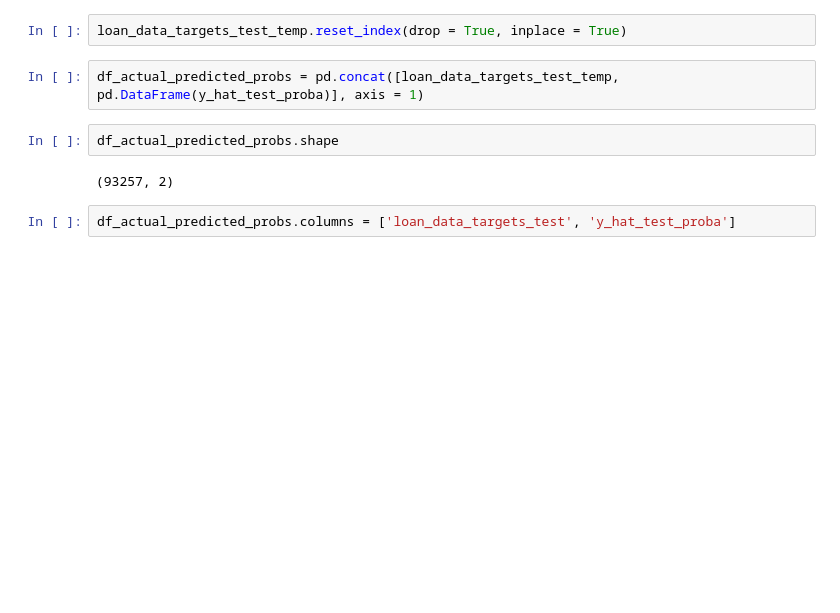
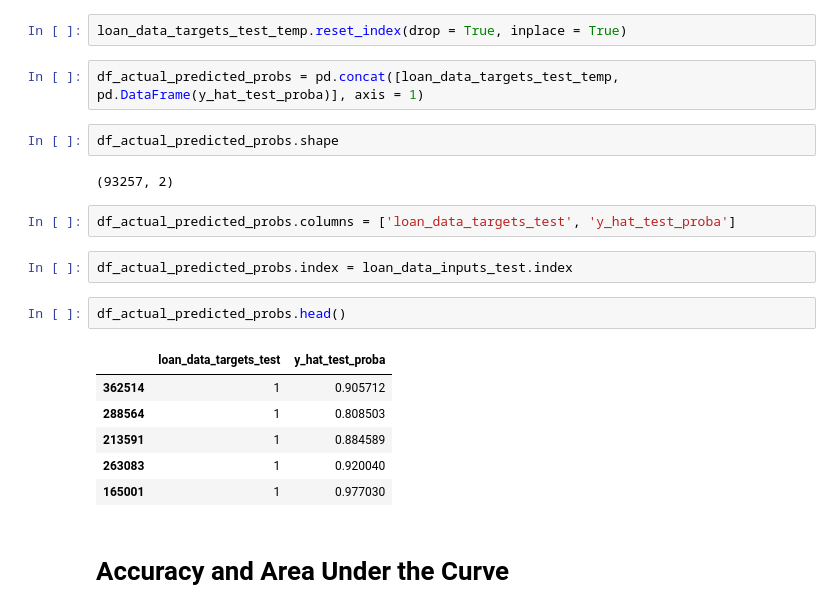
Before and after one commit to shruti-sriniv/Cred-Risk, a Jupyter notebook: PD-Model.ipynb, the cells around one changed output. Cells and saved outputs as stored; diff of their text form; blank space fills up the shorter version.

```diff
--- a/PD-Model.ipynb
+++ b/PD-Model.ipynb
@@ -836,3 +836,16 @@ df_actual_predicted_probs.shape
 (93257, 2)
 # %%
 df_actual_predicted_probs.columns = ['loan_data_targets_test', 'y_hat_test_proba']
+# %%
+df_actual_predicted_probs.index = loan_data_inputs_test.index
+# %%
+df_actual_predicted_probs.head()
+# %% [output]
+|  | loan_data_targets_test | y_hat_test_proba |
+| 362514 | 1 | 0.905712 |
+| 288564 | 1 | 0.808503 |
+| 213591 | 1 | 0.884589 |
+| 263083 | 1 | 0.920040 |
+| 165001 | 1 | 0.977030 |
+# %% [markdown]
+# Accuracy and Area Under the Curve
```
Also changed, not shown: parts of 19 cells of this notebook.
